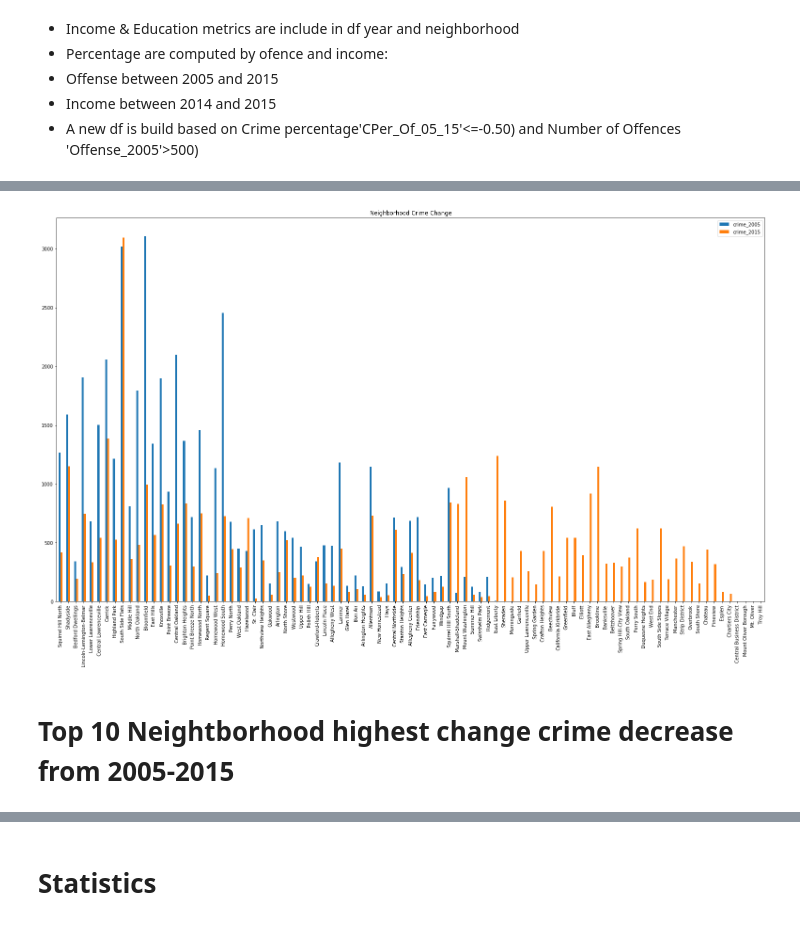
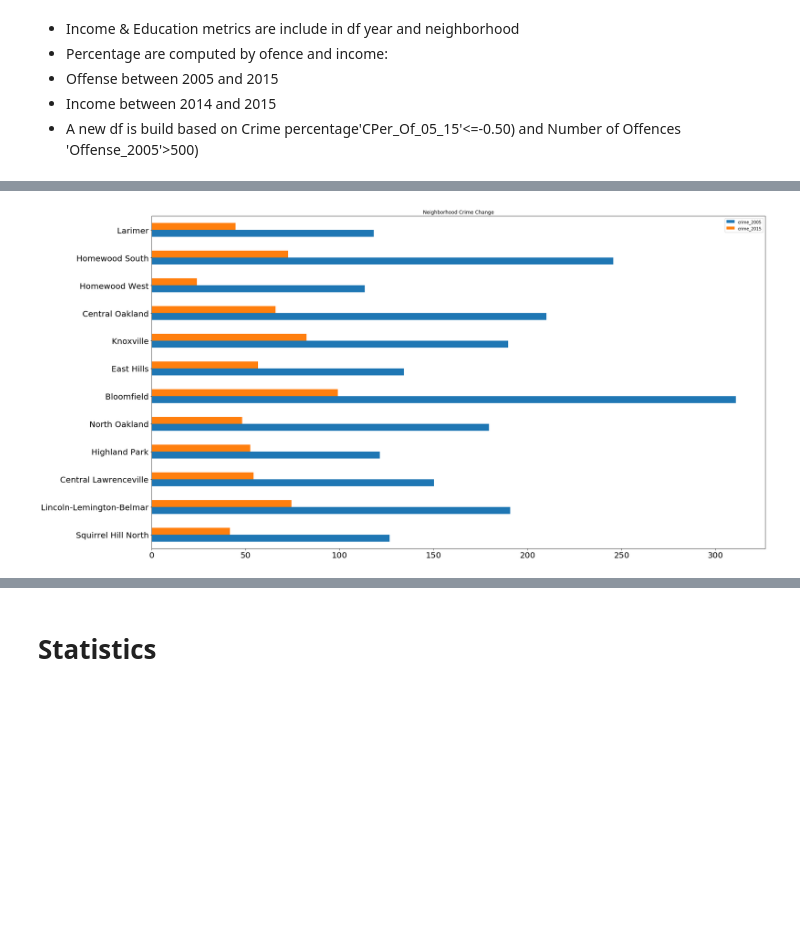
Before and after one commit to palolo02/Project1, a Jupyter notebook: Crime in US.ipynb, the cells around one changed output, grey strips where cells are left out. Drawn from its saved outputs; the diff is of its cells as text; code cells hidden in the pictures; blank space fills up the shorter version.

Commit message:
My changes on Crime ..doc

```diff
--- a/Crime in US.ipynb
+++ b/Crime in US.ipynb
@@ -855,7 +833,7 @@ Mike:
 # %%
-#Compare crime/neigborg by 2014-2015 and Social Factor like Income
-# Get the change crime, income and education level over the period
-# I dentify the most important crime rate decrease by neighborhood over time
+#Compare crime/Neighborhood by 2014-2015 and Social Factor like Income
+#Get the change crime, income and education level over the period
+#I dentify the top ten Neighborhood list about the crime rate decrease over time
 
 # select columns to work with
 #v_ori_com_df =v_grp_metrics_df
@@ -874,7 +852,6 @@ years = [2014]
 v_ori_com1_df = v_ori_com_df[v_ori_com_df['year'].isin(years)]
 # select 2 columns to work with
 v_ori_com1_df  = v_ori_com1_df [['neighborhood','Offense']]
-#v_ori_com1_df.to_csv (r'C:\Users\user\Documents\ITESM_DA\others\pro_pro\Project1\Resources\cx14.csv', index = False, header=True)
 v_ori_com_2014_df= pd.DataFrame({'Offense_2014':v_ori_com1_df.groupby(['neighborhood'], sort=False)['Offense'].count()}).reset_index()
 #94
 
@@ -916,10 +893,21 @@ v_met_com_crime_df["HPer_in_14_15"] =((v_met_com_crime_df["H_income_2015"])-
 v_met_com_crime_df["Edper_in_14_15"] =((v_met_com_crime_df["t_edu_25_2015"])-
                                   (v_met_com_crime_df["t_edu_25_2014"]) )/(v_met_com_crime_df["t_edu_25_2015"])
 
+#in order to plot the income the value(8 digits was divided /10000)
+
+v_met_com_crime_df["H_in_14x"] =(v_met_com_crime_df["H_income_2014"]/10000)
+                                #  (v_met_com_crime_df["H_income_2014"]) )/(v_met_com_crime_df["H_income_2015"])
+
+v_met_com_crime_df["H_in_15x"] =(v_met_com_crime_df["H_income_2015"]/10000)
+                                #  (v_met_com_crime_df["H_income_2014"]) )/(v_met_com_crime_df["H_income_2015"])
+
 #91
 
 
-#df.a.fillna(value=0, inplace=True)
+
+v_met_com_crime_df.Offense_2015.fillna(value=0, inplace=True)
+v_met_com_crime_df.Offense_2005.fillna(value=0, inplace=True)
+v_met_com_crime_df.Offense_2014.fillna(value=0, inplace=True)
 display(v_met_com_crime_df.head())
 # %% [output]
 |  | neighborhood | Offense_2005 | Offense_2014 | Offense_2015 | H_income_2014 | H_income_2015 | t_edu_25_2014 | ... |
@@ -947,9 +927,13 @@ v_met_over_per_c_df=v_met_com_crime_df
 # %%
+#Stablish the selection criteria  and get the top 10 list
+v_top_over_per_c_df=v_met_com_crime_df[(v_met_com_crime_df['CPer_Of_05_15']<=-0.50) & (v_met_com_crime_df['Offense_2005']>1000)]
+display(v_top_over_per_c_df.head(5))
+#display(v_top_over_per_c_df.count())
 #Crime change by neightbor 2005- 2015
-crime_2005_list = v_met_over_per_c_df["Offense_2005"].tolist()
-crime_2015_list =v_met_over_per_c_df["Offense_2015"].tolist()
+v_met_over_per_c_df=v_top_over_per_c_df
+crime_2005_list = (v_met_over_per_c_df["Offense_2005"]/10).tolist()
+crime_2015_list =(v_met_over_per_c_df["Offense_2015"]/10).tolist()
 index_com =v_met_over_per_c_df["neighborhood"].tolist()
-
 df1 = pd.DataFrame({'crime_2005':crime_2005_list,'crime_2015':crime_2015_list},index=index_com)
-ax = df1.plot.bar( title ="Neighborhood Crime Change", figsize=(27, 15), legend=True, fontsize=10)
+ax = df1.plot.barh( title ="Neighborhood Crime Change", figsize=(27, 15), legend=True, fontsize=20)
 # %% [output]
@@ -956,3 +946 @@ ax = df1.plot.bar( title ="Neighborhood Crime Change", figsize=(27, 15), legend=
-[figure, old version]
+[figure, new version]
-# %% [markdown]
-# Top 10 Neightborhood highest change crime decrease from 2005-2015
```
Also changed, not shown: parts of 33 cells of this notebook.
